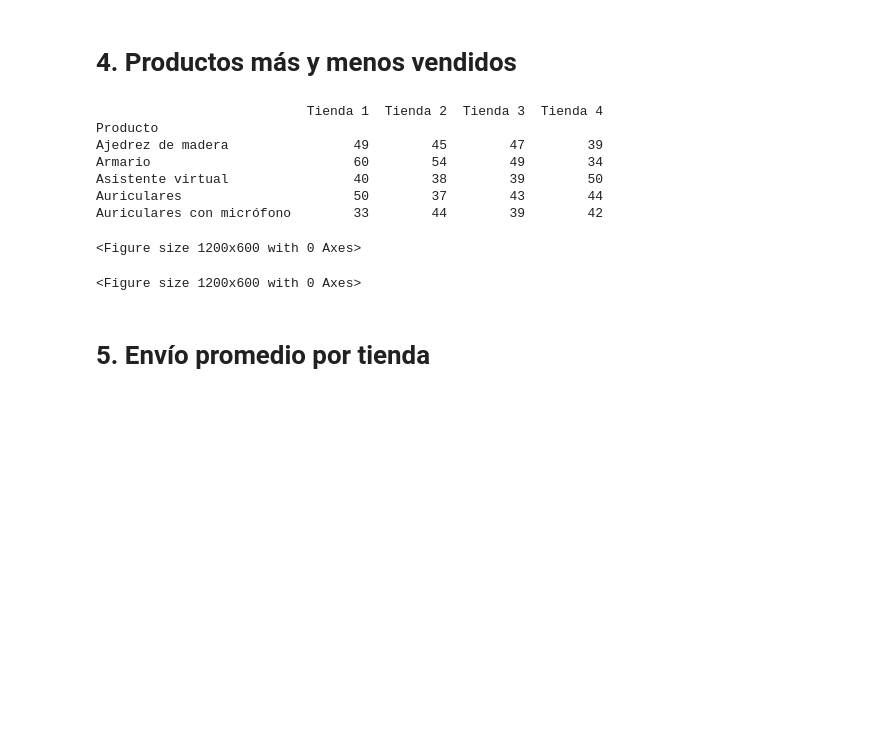
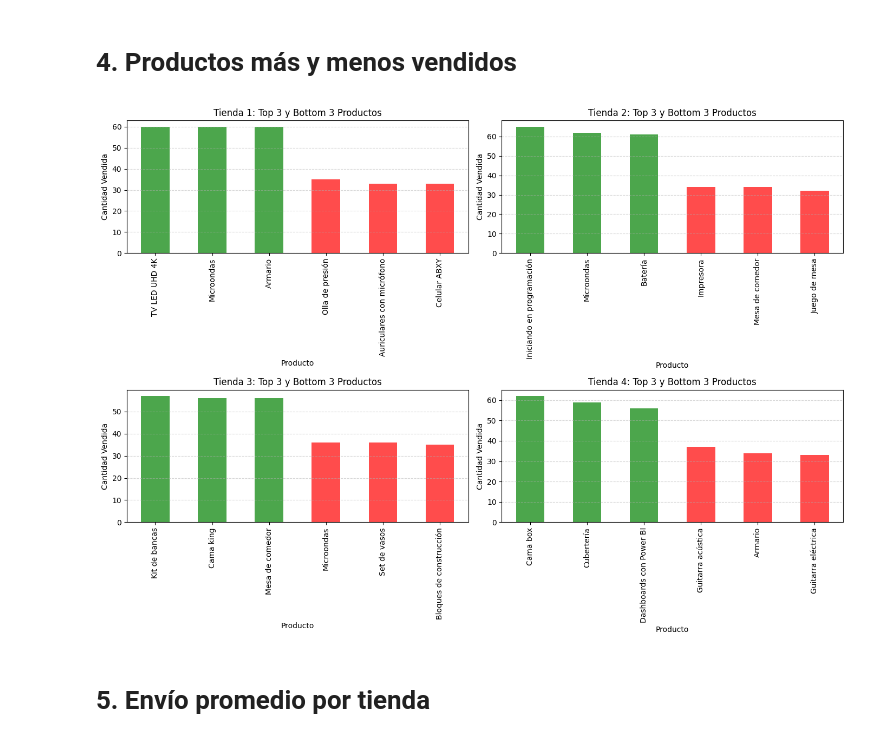
Before and after one commit to Luis1g/Desafio, a Jupyter notebook: AluraStoreLatam.ipynb, the cells around one changed output. Drawn from its saved outputs; the diff is of its cells as text; code cells hidden in the pictures; blank space fills up the shorter version.

```diff
--- a/AluraStoreLatam.ipynb
+++ b/AluraStoreLatam.ipynb
@@ -153,72 +131,56 @@ Successfully installed seaborn-0.13.2
 # %% [markdown]
 # 4. Productos más y menos vendidos
 # %%
-import numpy as np
 import matplotlib.pyplot as plt
-import seaborn as sns
 
 
 def ventas_productos(tienda_p):
     categorias = tienda_p["Producto"].unique()
     venta_ordenado_categorias= tienda_p.groupby("Producto").size().sort_values( ascending= False)
     ordenado_categorias=tienda_p.sort_values("Producto", ascending= False)
     return venta_ordenado_categorias, ordenado_categorias
 
 nventas1_p, ordenado_categoria1_p = ventas_productos(tienda)
 nventas2_p, ordenado_categoria2_p = ventas_productos(tienda2)
 nventas3_p, ordenado_categoria3_p = ventas_productos(tienda3)
 nventas4_p, ordenado_categoria4_p = ventas_productos(tienda4)
 
 topventas_p = {"Tienda 1": nventas1_p, "Tienda 2": nventas2_p, "Tienda 3":nventas3_p, "Tienda 4":nventas4_p}
 #print(f"Productos mas vendidos por tienda{topventas_p}") # Aqui mostramos las ventas por producto de cada tienda de mayor a menor
 df_topventas_p = pd.DataFrame(topventas_p) # Creamos una DataFrame para mostrar un tabla con las ventas por producto de cada tienda
 #print(df_topventas_p)
 
-# Gráfico de Barras Agrupadas
-plt.figure(figsize=(12, 6))
-df_topventas_p.plot(kind='bar', width=0.8, figsize=(12, 6))
-plt.title('Ventas por Producto por Tienda (Comparativa)')
-plt.xlabel('Producto')
-plt.ylabel('Cantidad Vendida')
-plt.legend(title='Tiendas')
-plt.xticks(rotation=45)
-plt.grid(axis='y', linestyle='--', alpha=0.7)
+# Visualización
+
+fig, axes = plt.subplots(2, 2, figsize=(14, 10))
+axes = axes.flatten()
+tiendas = df_topventas_p.columns
+
+for i, tienda_n in enumerate(tiendas):
+    # Obtener datos de la tienda y ordenar
+    ventas_tienda = df_topventas_p[tienda_n].sort_values(ascending=False)
+
+    # Seleccionar Top 3 y Bottom 3. Si se necesitan visualizar mas, solo cambiar el número 3
+    top_3 = ventas_tienda.head(3)
+    bottom_3 = ventas_tienda.tail(3)
+
+    # Combinar
+    combined = pd.concat([top_3, bottom_3])
+
+    # Graficar
+    ax = axes[i]
+    # Verde: 3 mas vendidos. Rojo: 3 menos vendidos
+    colors = ['green'] * len(top_3) + ['red'] * len(bottom_3)
+
+    combined.plot(kind='bar', ax=ax, color=colors, alpha=0.7)
+    ax.set_title(f'{tienda_n}: Top 3 y Bottom 3 Productos')
+    ax.set_ylabel('Cantidad Vendida')
+    ax.set_xlabel('Producto')
+    ax.grid(axis='y', linestyle='--', alpha=0.5)
+
 plt.tight_layout()
-plt.savefig('ventas_agrupadas.png')
-plt.close()
-
-# Mapa de Calor (Heatmap)
-plt.figure(figsize=(10, 6))
-sns.heatmap(df_topventas_p, annot=True, fmt=".0f", cmap="YlGnBu", linewidths=.5)
-plt.title('Mapa de Calor de Ventas: Productos vs Tiendas')
-plt.xlabel('Tiendas')
-plt.ylabel('Productos')
-plt.tight_layout()
-plt.savefig('mapa_calor_ventas.png')
-plt.close()
-
-# Gráfico de Barras Apiladas (Total por producto)
-plt.figure(figsize=(12, 6))
-df_topventas_p.plot(kind='bar', stacked=True, figsize=(12, 6), colormap='viridis')
-plt.title('Ventas Totales por Producto (Acumulado por Tiendas)')
-plt.xlabel('Producto')
-plt.ylabel('Cantidad Total Vendida')
-plt.legend(title='Tiendas')
-plt.xticks(rotation=45)
-plt.tight_layout()
-plt.savefig('ventas_apiladas.png')
-plt.close()
-
-print(df_topventas_p.head())
+plt.savefig('ventas_top_bottom_tiendas.png')
 # %% [output]
-                           Tienda 1  Tienda 2  Tienda 3  Tienda 4
-Producto
-Ajedrez de madera                49        45        47        39
-Armario                          60        54        49        34
-Asistente virtual                40        38        39        50
-Auriculares                      50        37        43        44
-Auriculares con micrófono        33        44        39        42
-<Figure size 1200x600 with 0 Axes>
-<Figure size 1200x600 with 0 Axes>
+[figure, added]
 # %% [markdown]
 # 5. Envío promedio por tienda
```
Also changed, not shown: parts of 1 cell of this notebook, 1 other file.
